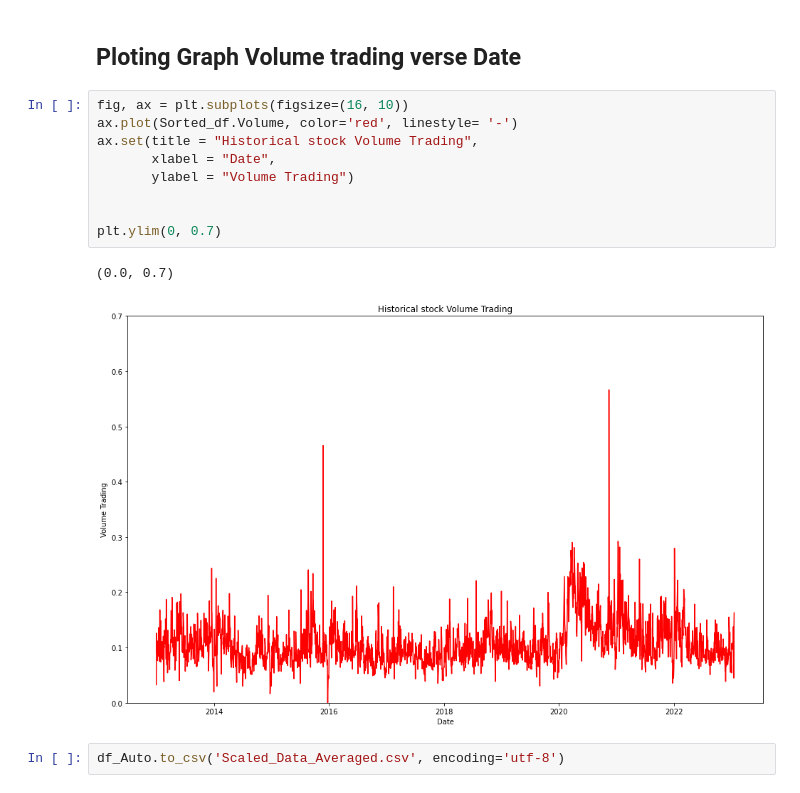
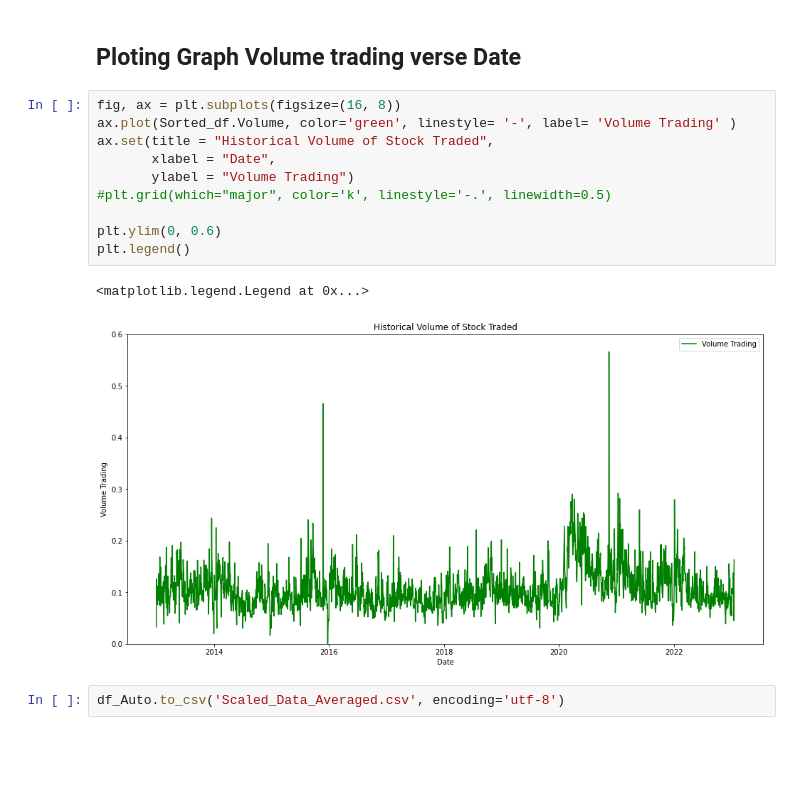
Before and after one commit to anjaliskilton/Finance_Group_Project, a Jupyter notebook: AutoMobile_Analysis_Function.ipynb, the cells around one changed output. Cells and saved outputs as stored; diff of their text form; blank space fills up the shorter version.

```diff
--- a/AutoMobile_Analysis_Function.ipynb
+++ b/AutoMobile_Analysis_Function.ipynb
@@ -155,17 +155,18 @@ df_Auto.describe()
 # %% [markdown]
 ## Ploting Graph Volume trading verse Date
 # %%
-fig, ax = plt.subplots(figsize=(16, 10))
-ax.plot(Sorted_df.Volume, color='red', linestyle= '-')
-ax.set(title = "Historical stock Volume Trading",
+fig, ax = plt.subplots(figsize=(16, 8))
+ax.plot(Sorted_df.Volume, color='green', linestyle= '-', label= 'Volume Trading' )
+ax.set(title = "Historical Volume of Stock Traded",
        xlabel = "Date",
        ylabel = "Volume Trading")
+#plt.grid(which="major", color='k', linestyle='-.', linewidth=0.5)
 
-
-plt.ylim(0, 0.7)
+plt.ylim(0, 0.6)
+plt.legend()
 # %% [output]
-(0.0, 0.7)
+<matplotlib.legend.Legend at 0x...>
-[figure, old version]
+[figure, new version]
 # %%
 df_Auto.to_csv('Scaled_Data_Averaged.csv', encoding='utf-8')
 # %%
```
Also changed, not shown: parts of 5 cells of this notebook, 17 other files.
